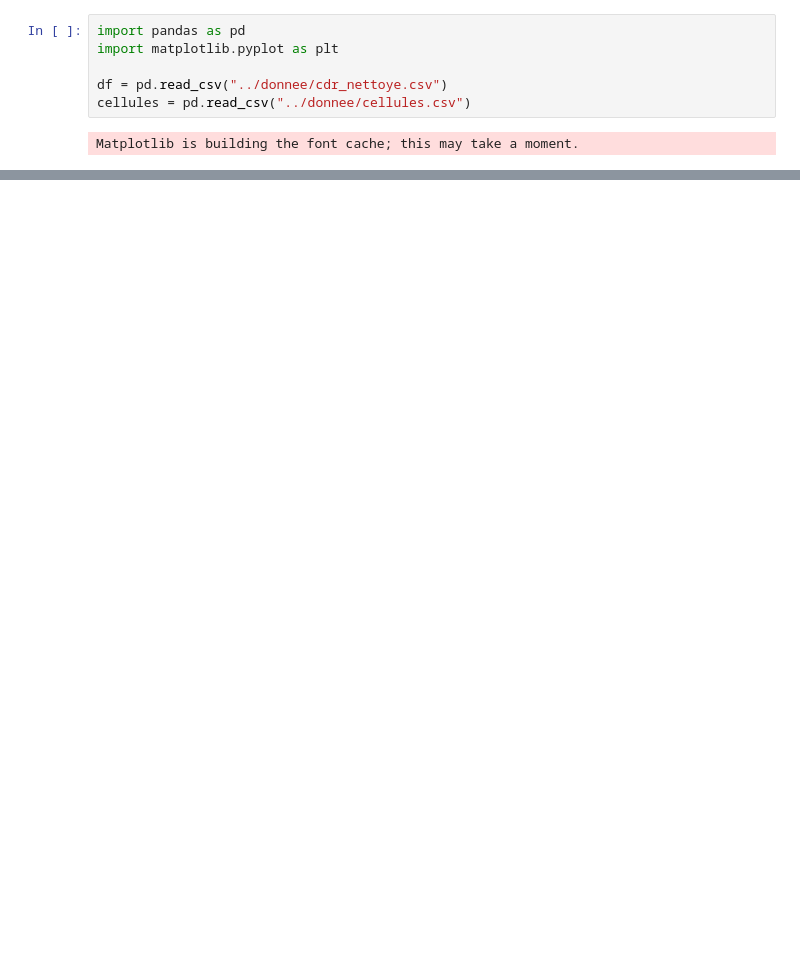
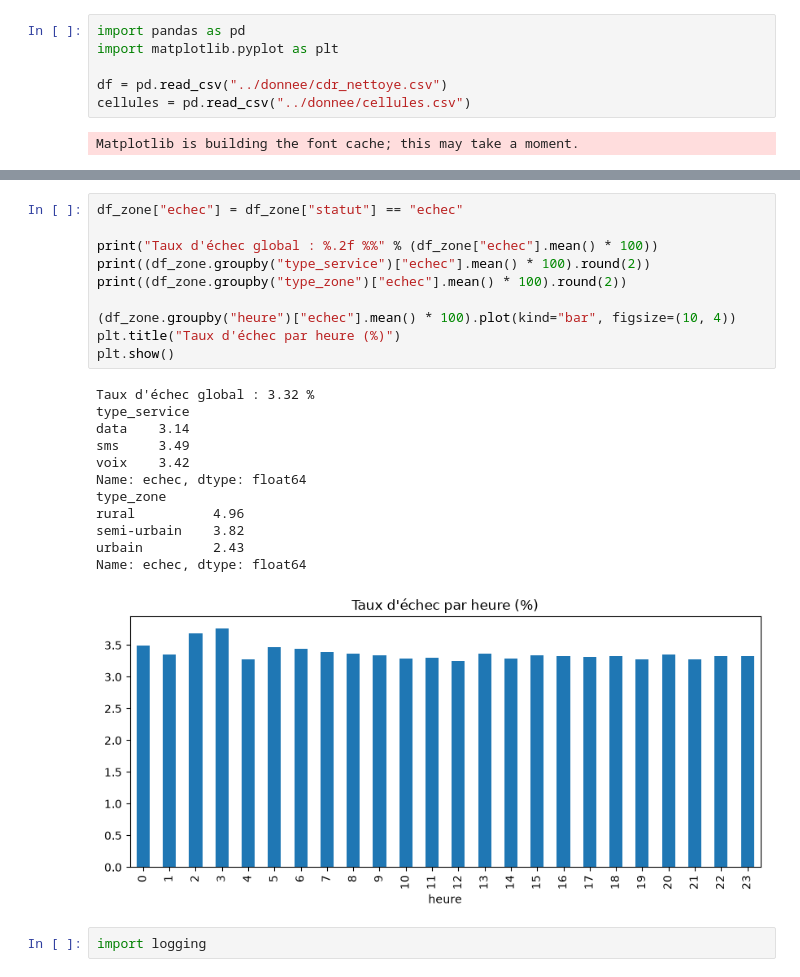
Before and after one commit to BThiernoh/Projet_Stage, a Jupyter notebook: modelisation/analyse_donnees_nettoyees.ipynb, the cells around one changed output, grey strips where cells are left out. Cells and saved outputs as stored; diff of their text form; blank space fills up the shorter version.

```diff
--- a/modelisation/analyse_donnees_nettoyees.ipynb
+++ b/modelisation/analyse_donnees_nettoyees.ipynb
@@ -16,0 +66,25 @@ Note: you may need to restart the kernel to use updated packages.
+# %%
+df_zone["echec"] = df_zone["statut"] == "echec"
+
+print("Taux d'échec global : %.2f %%" % (df_zone["echec"].mean() * 100))
+print((df_zone.groupby("type_service")["echec"].mean() * 100).round(2))
+print((df_zone.groupby("type_zone")["echec"].mean() * 100).round(2))
+
+(df_zone.groupby("heure")["echec"].mean() * 100).plot(kind="bar", figsize=(10, 4))
+plt.title("Taux d'échec par heure (%)")
+plt.show()
+# %% [output]
+Taux d'échec global : 3.32 %
+type_service
+data    3.14
+sms     3.49
+voix    3.42
+Name: echec, dtype: float64
+type_zone
+rural          4.96
+semi-urbain    3.82
+urbain         2.43
+Name: echec, dtype: float64
+[figure, added]
+# %%
+import logging
```
Also changed, not shown: parts of 6 cells of this notebook, 10 other files.
